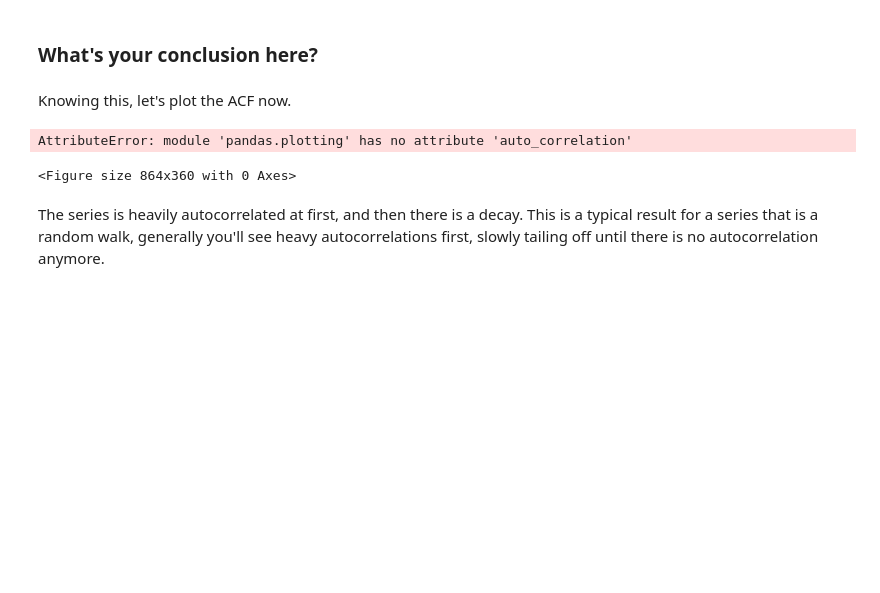
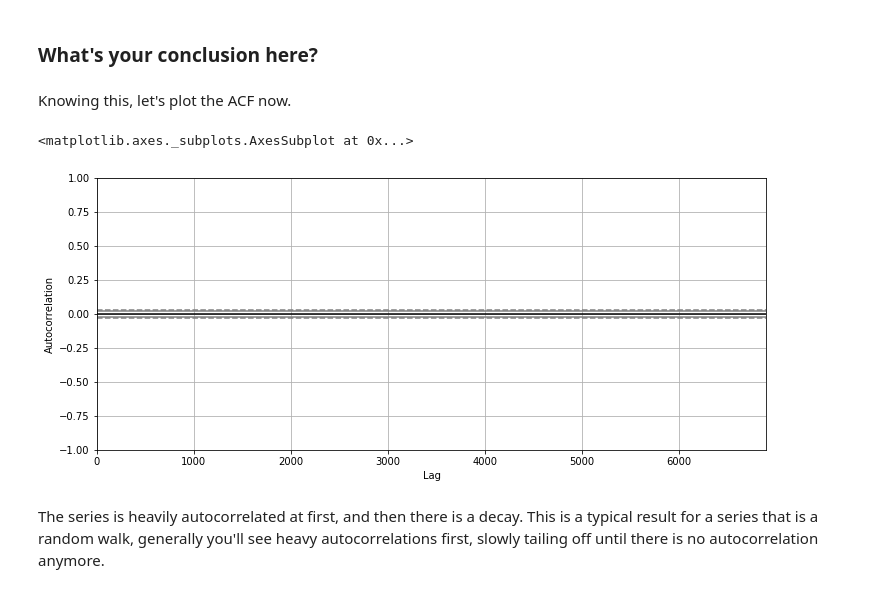
Before and after one commit to nic464/dsc-enterprise-hsbc-autocorrelation-in-time-series-lab-hsbc-ds-081319, a Jupyter notebook: index.ipynb, the cells around one changed output. Drawn from its saved outputs; the diff is of its cells as text; code cells hidden in the pictures; blank space fills up the shorter version.

```diff
--- a/index.ipynb
+++ b/index.ipynb
@@ -113,10 +113,10 @@ df_lag5.plot(kind='line', figsize=(10,12))
 Knowing this, let's plot the ACF now.
 # %%
 plt.figure(figsize=(12,5))
-pd.plotting.autocorrelation(df)
+pd.plotting.autocorrelation_plot(df)
 # %% [output]
-AttributeError: module 'pandas.plotting' has no attribute 'auto_correlation'
+<matplotlib.axes._subplots.AxesSubplot at 0x...>
-<Figure size 864x360 with 0 Axes>
+[figure, added]
 # %% [markdown]
 The series is heavily autocorrelated at first, and then there is a decay. This is a typical result for a series that is a random walk, generally you'll see heavy autocorrelations first, slowly tailing off until there is no autocorrelation anymore.
 # %% [markdown]
```
